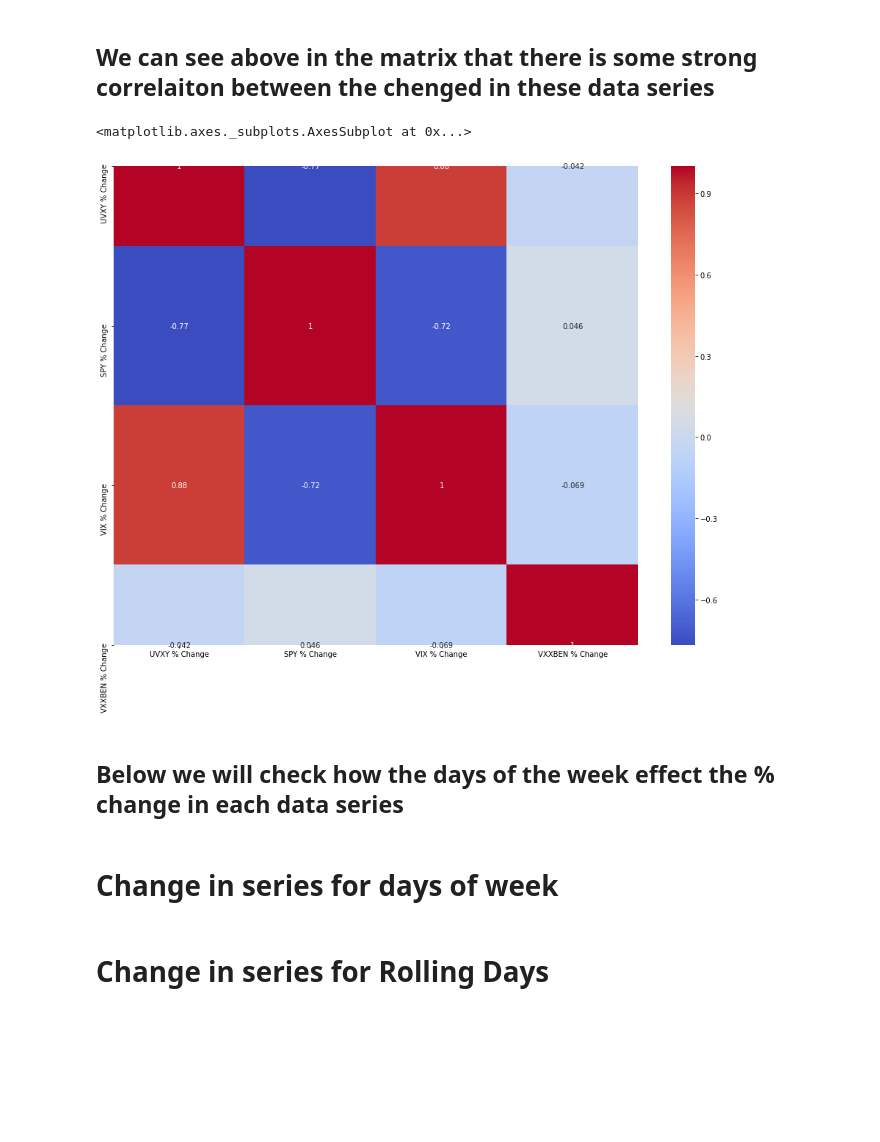
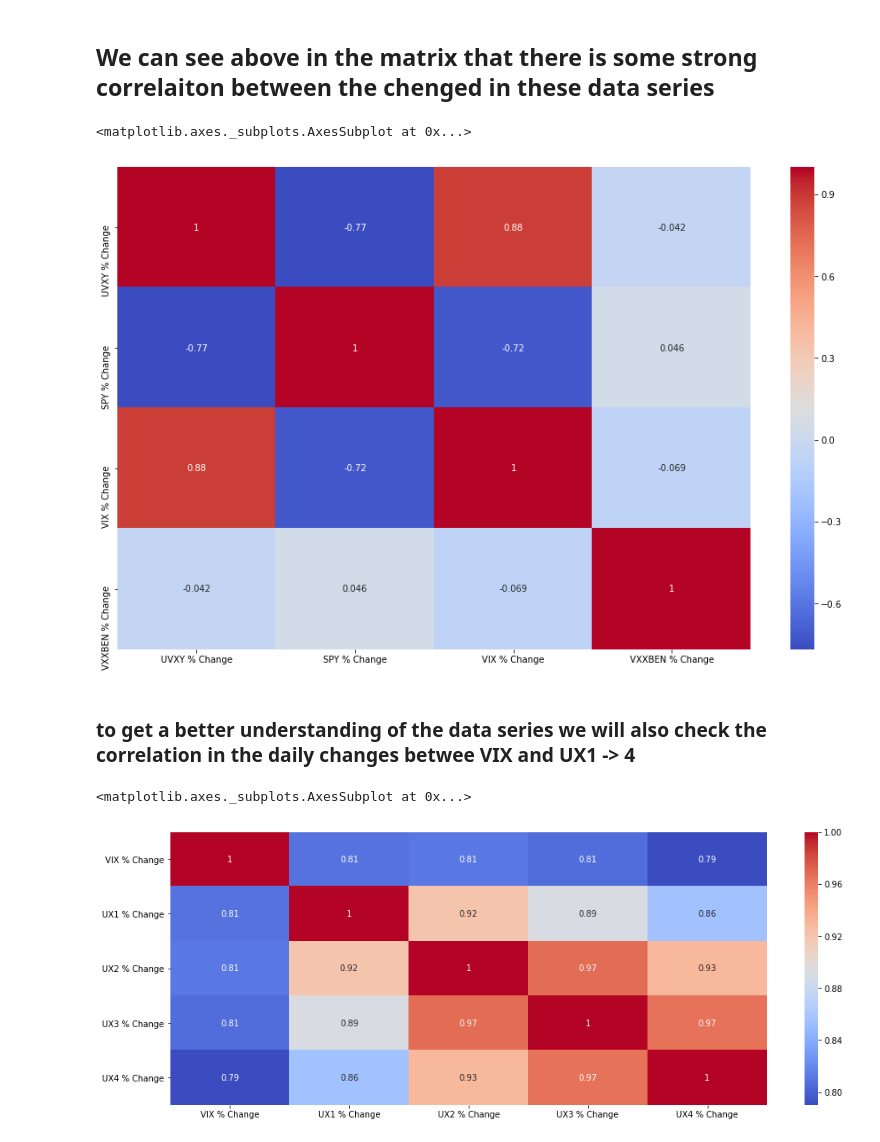
Before and after one commit to Berkat0789/Data_Analysis, a Jupyter notebook: Personal Projects/Jeff Benton/VIXX Analysis.ipynb, the cells around one changed output. Cells and saved outputs as stored; diff of their text form; code cells hidden in the pictures; blank space fills up the shorter version.

```diff
--- a/Personal Projects/Jeff Benton/VIXX Analysis.ipynb
+++ b/Personal Projects/Jeff Benton/VIXX Analysis.ipynb
@@ -130,5 +125,7 @@ memory usage: 641.8 KB
 # %% [markdown]
 ## We will check if there are any correlation between the changes of each series
+# %%
+vix_DataFrame = pd.read_csv("working_data.csv", index_col = "Date", parse_dates = True)
 # %%
 sns.pairplot(vix_DataFrame[["UVXY % Change", "SPY % Change", "VIX % Change","VXXBEN % Change"]])
 # %% [output]
@@ -148,12 +145,8 @@ change_Matrix
 # %% [markdown]
 ## We can see above in the matrix that there is some strong correlaiton between the chenged in these data series
 # %%
-plt.figure(figsize=(16,12))
-sns.heatmap(change_Matrix, annot=True, cmap = "coolwarm",)
+plt.figure(figsize=(16,10))
+sns.heatmap(change_Matrix, annot=True, cmap = "coolwarm")
 # %% [output]
 <matplotlib.axes._subplots.AxesSubplot at 0x...>
-[figure, old version]
+[figure, new version]
-# %% [markdown]
-## Below we will check how the days of the week effect the % change in each data series
-# %% [markdown]
-# Change in series for days of week
@@ -168,2 +153,2 @@ sns.swarmplot(x = "Day OF WEEK", y = "VXXBEN % Change", data= vix_DataFrame)
-# %% [markdown]
-# Change in series for Rolling Days
+# %% [markdown]
+### to get a better understanding of the data series we will also check the correlation in the daily changes betwee VIX and UX1 -> 4
@@ -169,0 +157,6 @@ sns.swarmplot(x = "Day OF WEEK", y = "VXXBEN % Change", data= vix_DataFrame)
+# %%
+plt.figure(figsize=(16,6))
+sns.heatmap(corr_vix_UX1to, annot=True, cmap = "coolwarm")
+# %% [output]
+<matplotlib.axes._subplots.AxesSubplot at 0x...>
+[figure, added]
```
Also changed, not shown: parts of 35 cells of this notebook, 3 other files.
